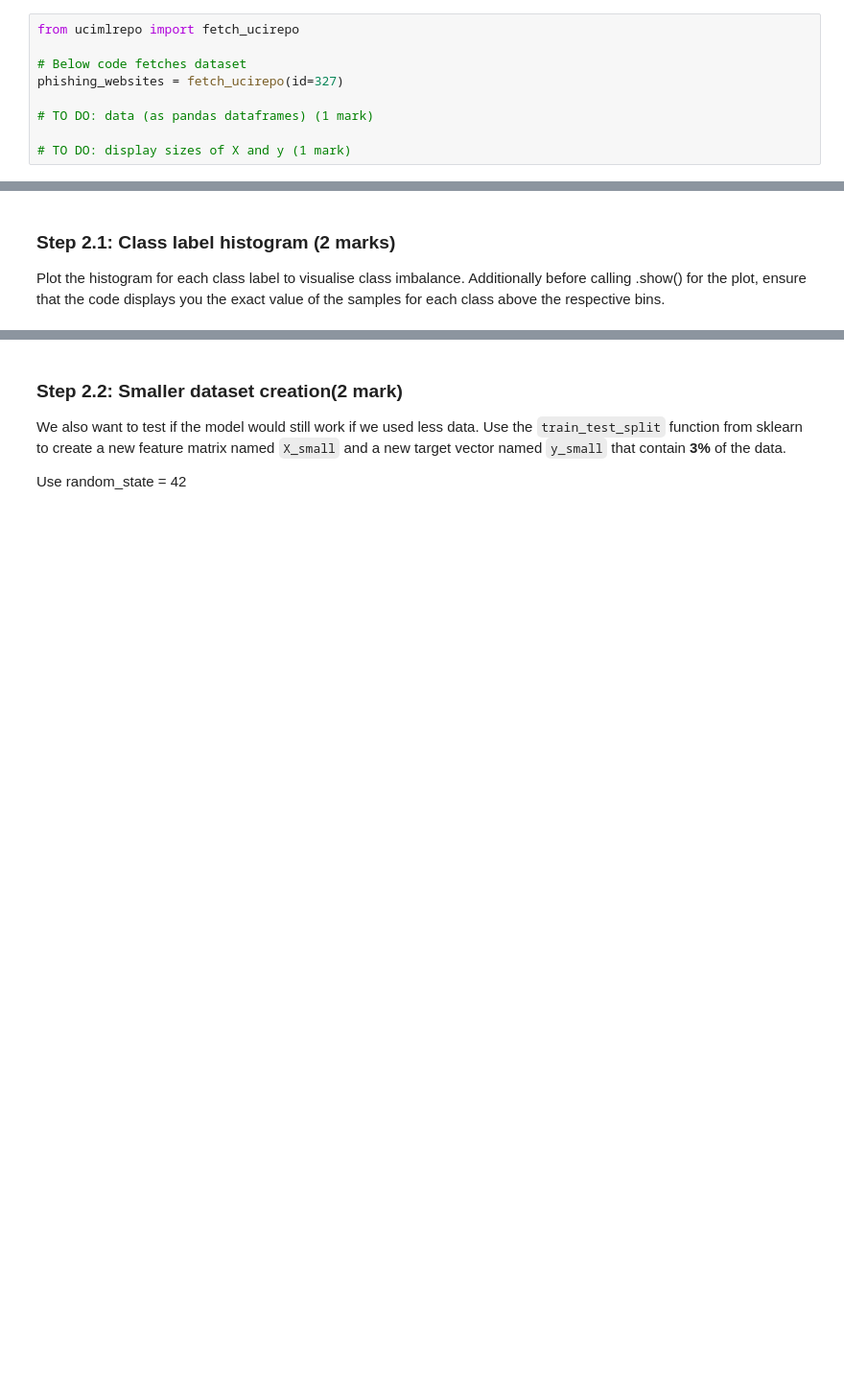
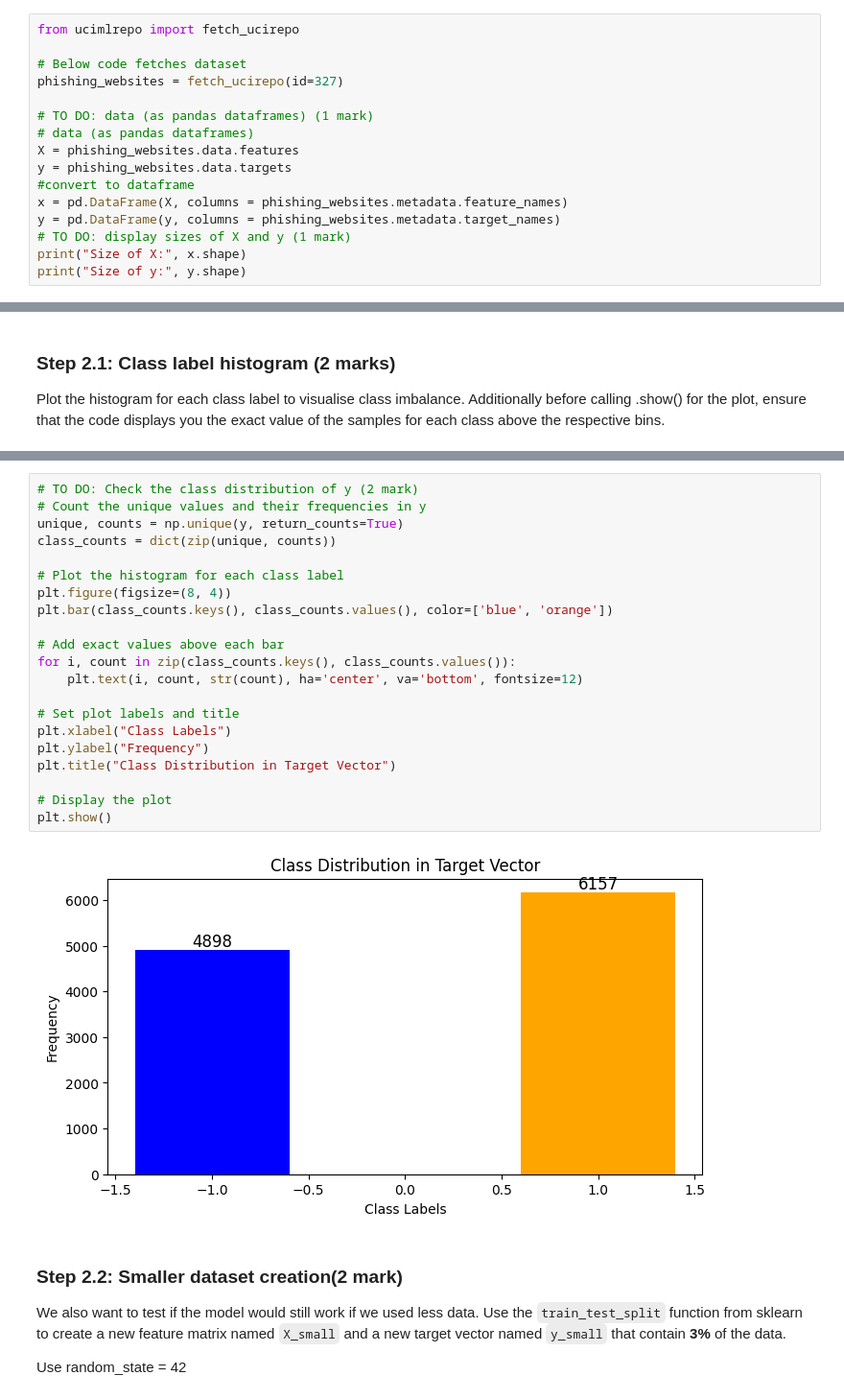
Before and after one commit to dhruvvyas0725/engg680_2024_fall, a Jupyter notebook: Lab Assignment 3/Assignment3.ipynb, the cells around one changed output, grey strips where cells are left out. Shown at 96% size. Cells and saved outputs as stored; diff of their text form; blank space fills up the shorter version.

```diff
--- a/Lab Assignment 3/Assignment3.ipynb
+++ b/Lab Assignment 3/Assignment3.ipynb
@@ -485,5 +500,12 @@ from ucimlrepo import fetch_ucirepo
 phishing_websites = fetch_ucirepo(id=327)
 
 # TO DO: data (as pandas dataframes) (1 mark)
-
+# data (as pandas dataframes)
+X = phishing_websites.data.features
+y = phishing_websites.data.targets
+#convert to dataframe
+x = pd.DataFrame(X, columns = phishing_websites.metadata.feature_names)
+y = pd.DataFrame(y, columns = phishing_websites.metadata.target_names)
 # TO DO: display sizes of X and y (1 mark)
+print("Size of X:", x.shape)
+print("Size of y:", y.shape)
@@ -501,3 +537,26 @@ plt.show()
+# %%
+# TO DO: Check the class distribution of y (2 mark)
+# Count the unique values and their frequencies in y
+unique, counts = np.unique(y, return_counts=True)
+class_counts = dict(zip(unique, counts))
+
+# Plot the histogram for each class label
+plt.figure(figsize=(8, 4))
+plt.bar(class_counts.keys(), class_counts.values(), color=['blue', 'orange'])
+
+# Add exact values above each bar
+for i, count in zip(class_counts.keys(), class_counts.values()):
+    plt.text(i, count, str(count), ha='center', va='bottom', fontsize=12)
+
+# Set plot labels and title
+plt.xlabel("Class Labels")
+plt.ylabel("Frequency")
+plt.title("Class Distribution in Target Vector")
+
+# Display the plot
+plt.show()
+# %% [output]
+[figure, added]
 # %% [markdown]
 ### Step 2.2: Smaller dataset creation(2 mark)
 
```
Also changed, not shown: parts of 18 cells of this notebook.
